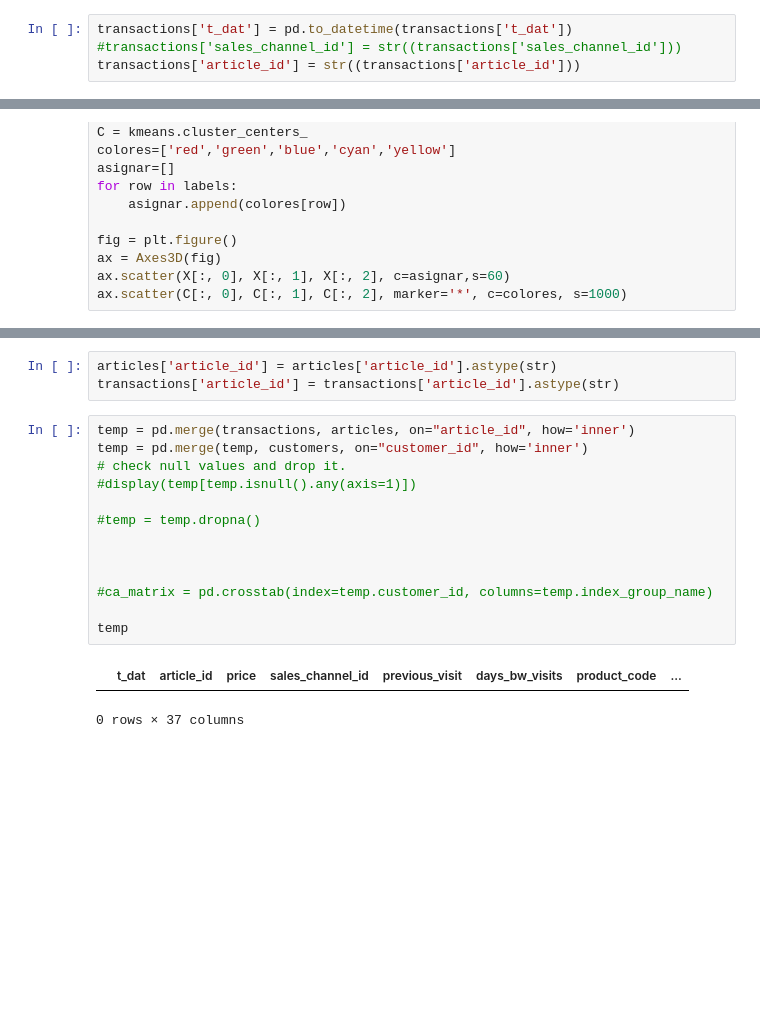
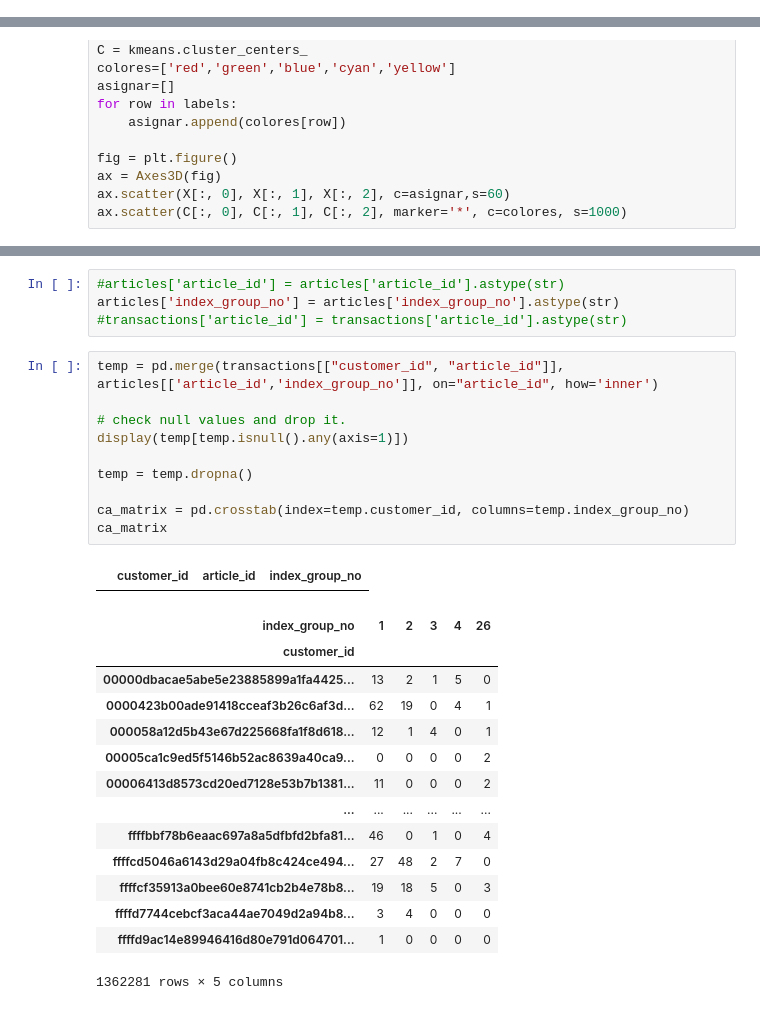
Before and after one commit to AndresPerelmuter/Customers-Segmentation---Clustering, a Jupyter notebook: Cluster_H&M.ipynb, the cells around one changed output, grey strips where cells are left out. Saved outputs shown, nothing was run; the diff lists cells and outputs as text; blank space fills up the shorter version.

```diff
--- a/Cluster_H&M.ipynb
+++ b/Cluster_H&M.ipynb
@@ -64,5 +79 @@ sales_channel_id      int64
 dtype: object
-# %%
-transactions['t_dat'] = pd.to_datetime(transactions['t_dat'])
-#transactions['sales_channel_id'] = str((transactions['sales_channel_id']))
-transactions['article_id'] = str((transactions['article_id']))
@@ -427,19 +492,30 @@ plt.show()
 # %%
-articles['article_id'] = articles['article_id'].astype(str)
-transactions['article_id'] = transactions['article_id'].astype(str)
+#articles['article_id'] = articles['article_id'].astype(str)
+articles['index_group_no'] = articles['index_group_no'].astype(str)
+#transactions['article_id'] = transactions['article_id'].astype(str)
 # %%
-temp = pd.merge(transactions, articles, on="article_id", how='inner')
-temp = pd.merge(temp, customers, on="customer_id", how='inner')
+temp = pd.merge(transactions[["customer_id", "article_id"]], articles[['article_id','index_group_no']], on="article_id", how='inner')
+
 # check null values and drop it.
-#display(temp[temp.isnull().any(axis=1)])
+display(temp[temp.isnull().any(axis=1)])
 
-#temp = temp.dropna()
+temp = temp.dropna()
 
-
-
-#ca_matrix = pd.crosstab(index=temp.customer_id, columns=temp.index_group_name)
-
-temp
+ca_matrix = pd.crosstab(index=temp.customer_id, columns=temp.index_group_no)
+ca_matrix
 # %% [output]
-|  | t_dat | article_id | price | sales_channel_id | previous_visit | days_bw_visits | product_code | ... |
+|  | customer_id | article_id | index_group_no |
+| index_group_no | 1 | 2 | 3 | 4 | 26 |
+| customer_id |  |  |  |  |  |
+| 00000dbacae5abe5e23885899a1fa4425... | 13 | 2 | 1 | 5 | 0 |
+| 0000423b00ade91418cceaf3b26c6af3d... | 62 | 19 | 0 | 4 | 1 |
+| 000058a12d5b43e67d225668fa1f8d618... | 12 | 1 | 4 | 0 | 1 |
+| 00005ca1c9ed5f5146b52ac8639a40ca9... | 0 | 0 | 0 | 0 | 2 |
+| 00006413d8573cd20ed7128e53b7b1381... | 11 | 0 | 0 | 0 | 2 |
+| ... | ... | ... | ... | ... | ... |
+| ffffbbf78b6eaac697a8a5dfbfd2bfa81... | 46 | 0 | 1 | 0 | 4 |
+| ffffcd5046a6143d29a04fb8c424ce494... | 27 | 48 | 2 | 7 | 0 |
+| ffffcf35913a0bee60e8741cb2b4e78b8... | 19 | 18 | 5 | 0 | 3 |
+| ffffd7744cebcf3aca44ae7049d2a94b8... | 3 | 4 | 0 | 0 | 0 |
+| ffffd9ac14e89946416d80e791d064701... | 1 | 0 | 0 | 0 | 0 |
-0 rows × 37 columns
+1362281 rows × 5 columns
```
Also changed, not shown: parts of 78 cells of this notebook.
